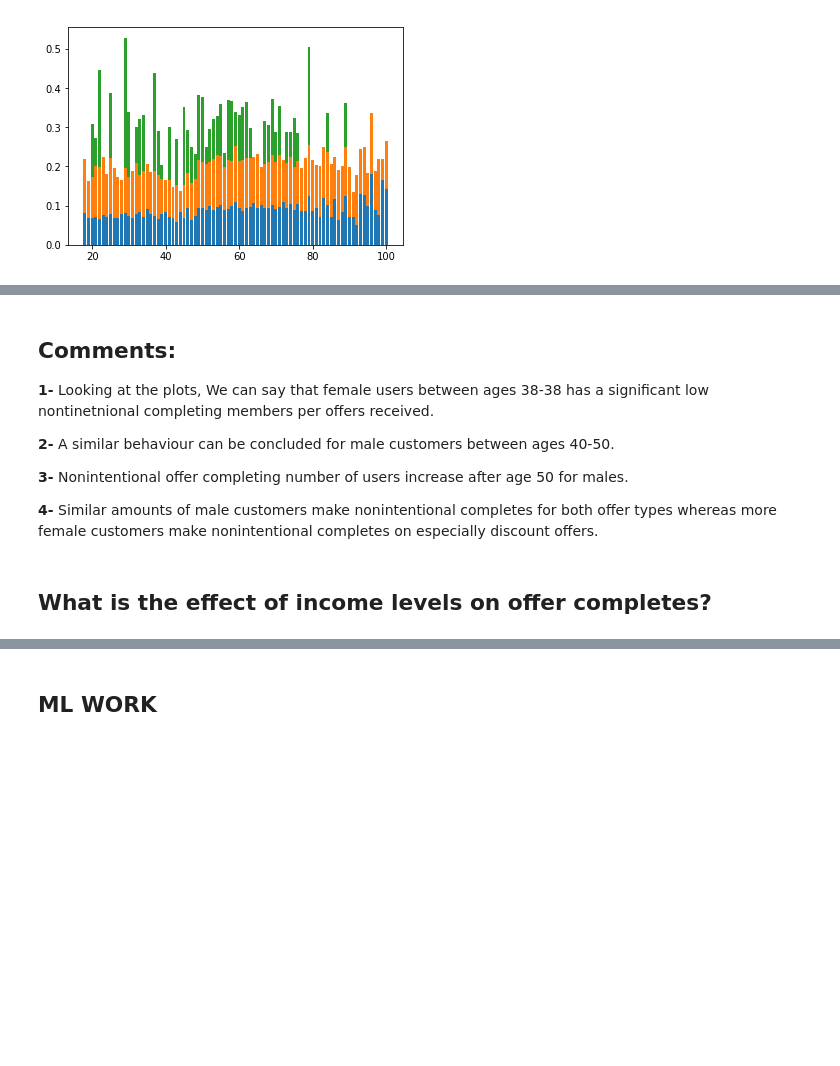
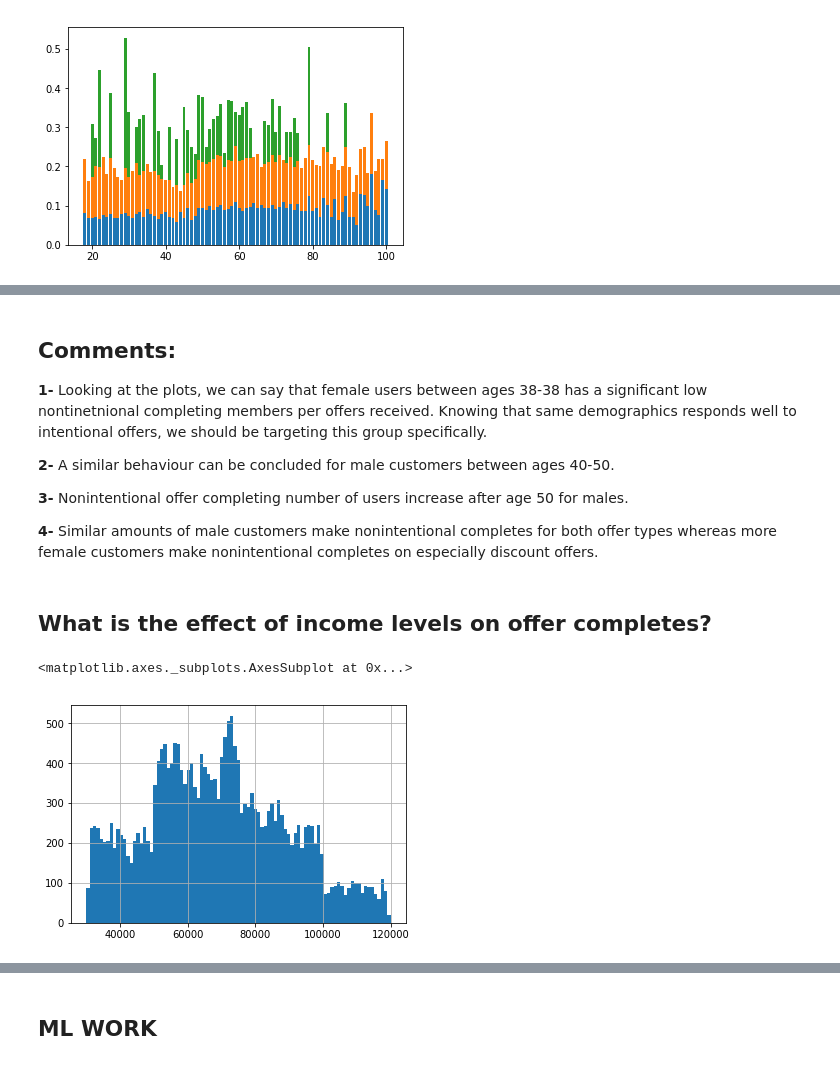
Before and after one commit to onurkapucu/Starbucks_Capstone, a Jupyter notebook: Starbucks_Capstone_notebook.ipynb, the cells around one changed output, grey strips where cells are left out. Drawn from its saved outputs; the diff is of its cells as text; code cells hidden in the pictures; blank space fills up the shorter version.

Commit message:
Income  analysis

```diff
--- a/Starbucks_Capstone_notebook.ipynb
+++ b/Starbucks_Capstone_notebook.ipynb
@@ -873,7 +883,7 @@ offer id:  0b1e1539f2cc45b7b9fa7c272da2e1d7
 # %% [markdown]
 ## Comments:
 
-**1-** Looking at the plots, We can say that female users between ages 38-38 has a significant low nontinetnional completing members per offers received.
+**1-** Looking at the plots, we can say that female users between ages 38-38 has a significant low nontinetnional completing members per offers received. Knowing that same demographics responds well to intentional offers, we should be targeting this group specifically.
 
 **2-** A similar behaviour can be concluded for male customers between ages 40-50.
 
@@ -882,3 +892,9 @@ offer id:  0b1e1539f2cc45b7b9fa7c272da2e1d7
 **4-** Similar amounts of male customers make nonintentional completes for both offer types whereas more female customers make nonintentional completes on especially discount offers.
 # %% [markdown]
 ## What is the effect of income levels on offer completes?
+# %%
+incomes = np.sort(list(intentional_completes_df['user_income'].unique()))
+intentional_completes_df['user_income'].hist(bins=len(incomes))
+# %% [output]
+<matplotlib.axes._subplots.AxesSubplot at 0x...>
+[figure, added]
```
Also changed, not shown: parts of 16 cells of this notebook.
